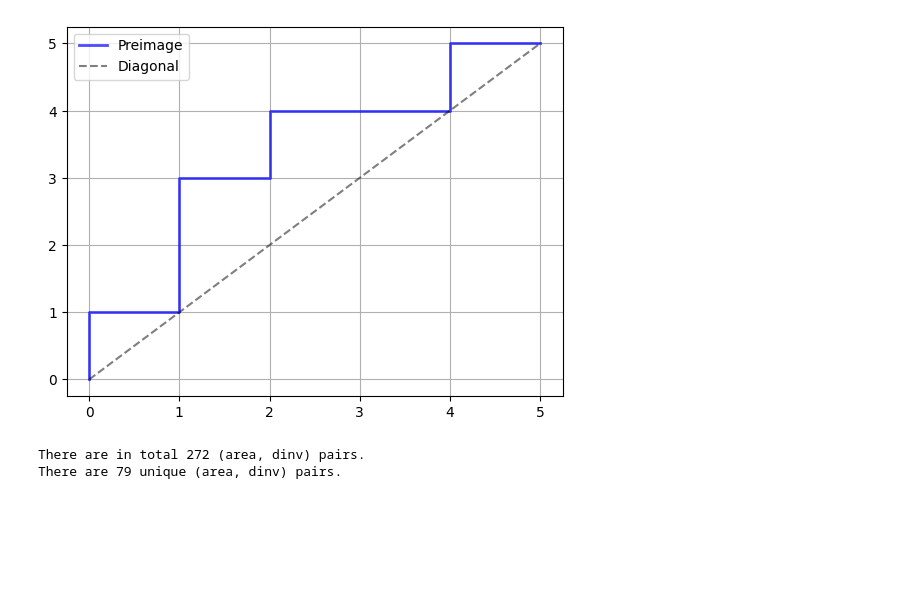
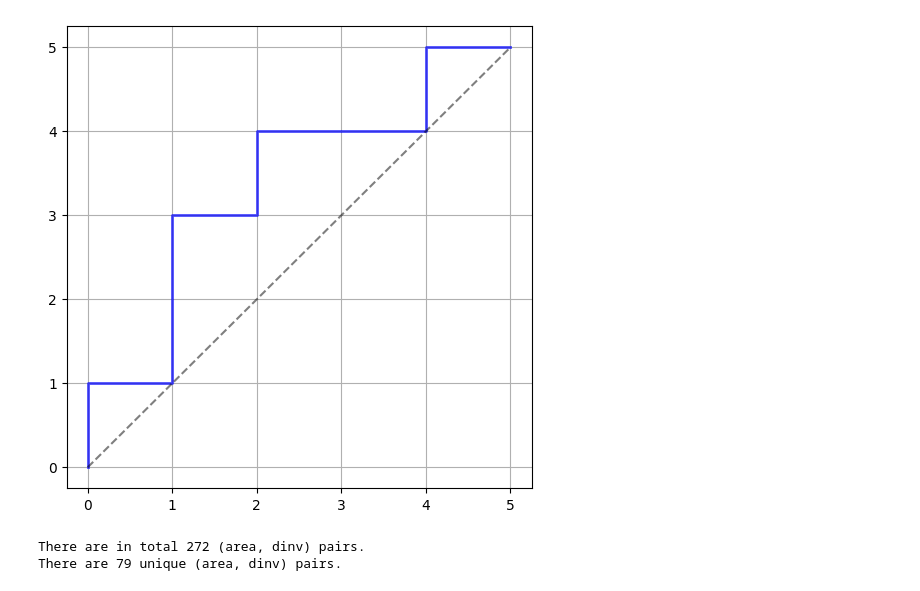
Before and after one commit to cocoxhuang/DyckTransformer, a Jupyter notebook: area_dinv_eda.ipynb, the cells around one changed output. Drawn from its saved outputs; the diff is of its cells as text; code cells hidden in the pictures; blank space fills up the shorter version.

```diff
--- a/area_dinv_eda.ipynb
+++ b/area_dinv_eda.ipynb
@@ -5,17 +5,19 @@ from matplotlib import pyplot as plt
 import pandas as pd
 # %%
 # choose an example index
-n =5
+n = 5
 input = [1,0,1,1,0,1,0,0,1,0]
+input = [str(i) for i in input]
 
 input = word_to_path(input)
-plt.plot(input[0], input[1], 'b-', label='Preimage', linewidth=2, alpha=0.7)
+plt.figure(figsize=(6, 6))
+plt.plot(input[0], input[1], 'b-', label='Dyck path', linewidth=2, alpha=0.7)
 plt.plot([0, n], [0, n], 'k--', label='Diagonal', alpha=0.5)
 plt.grid()
-plt.legend()
+# plt.legend()
 plt.show()
 # %% [output]
-[figure, old version]
+[figure, new version]
 # %%
 input = [1,0,1,1,0,1,0,0,1,0]
 
```
Also changed, not shown: 16 other files.
